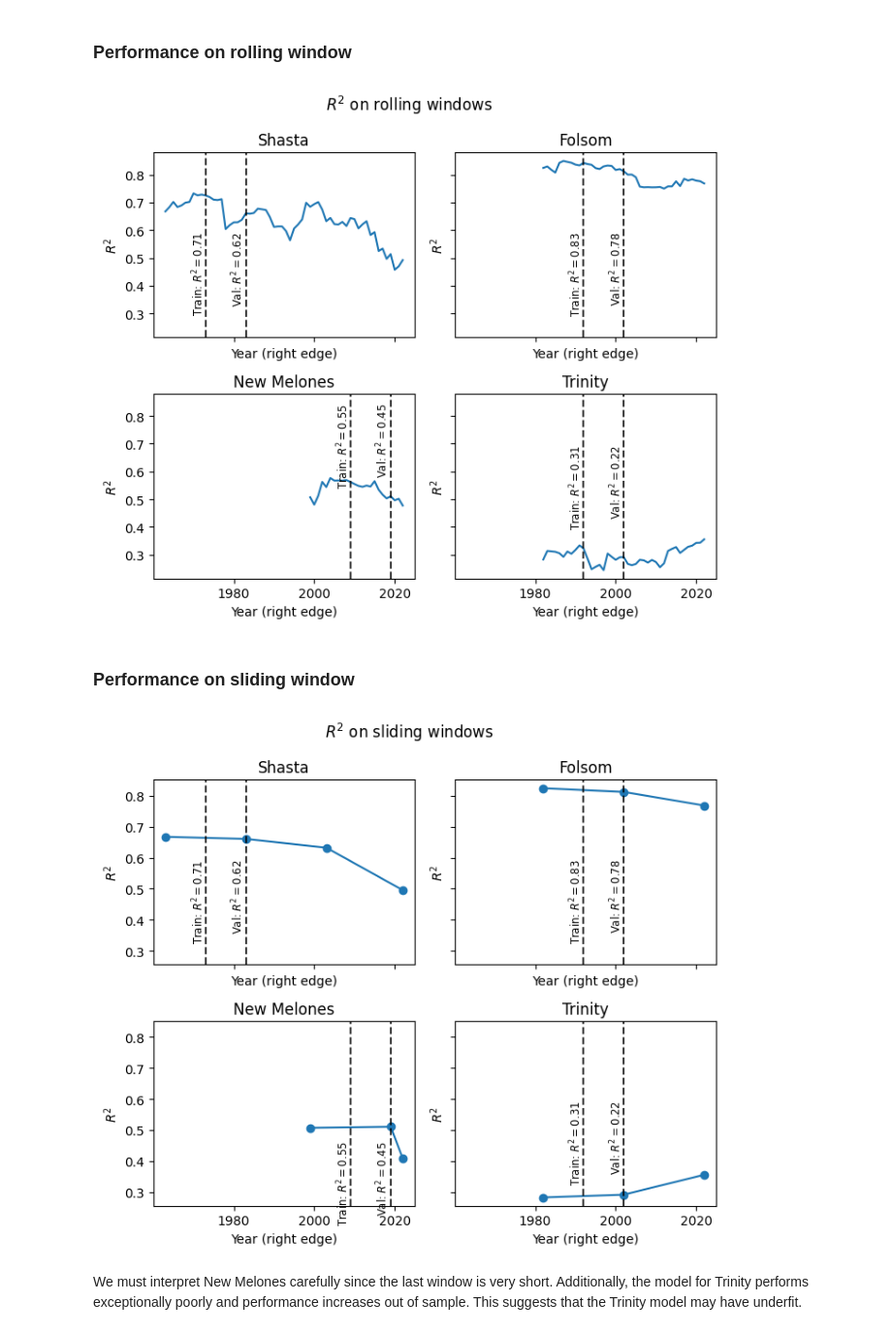
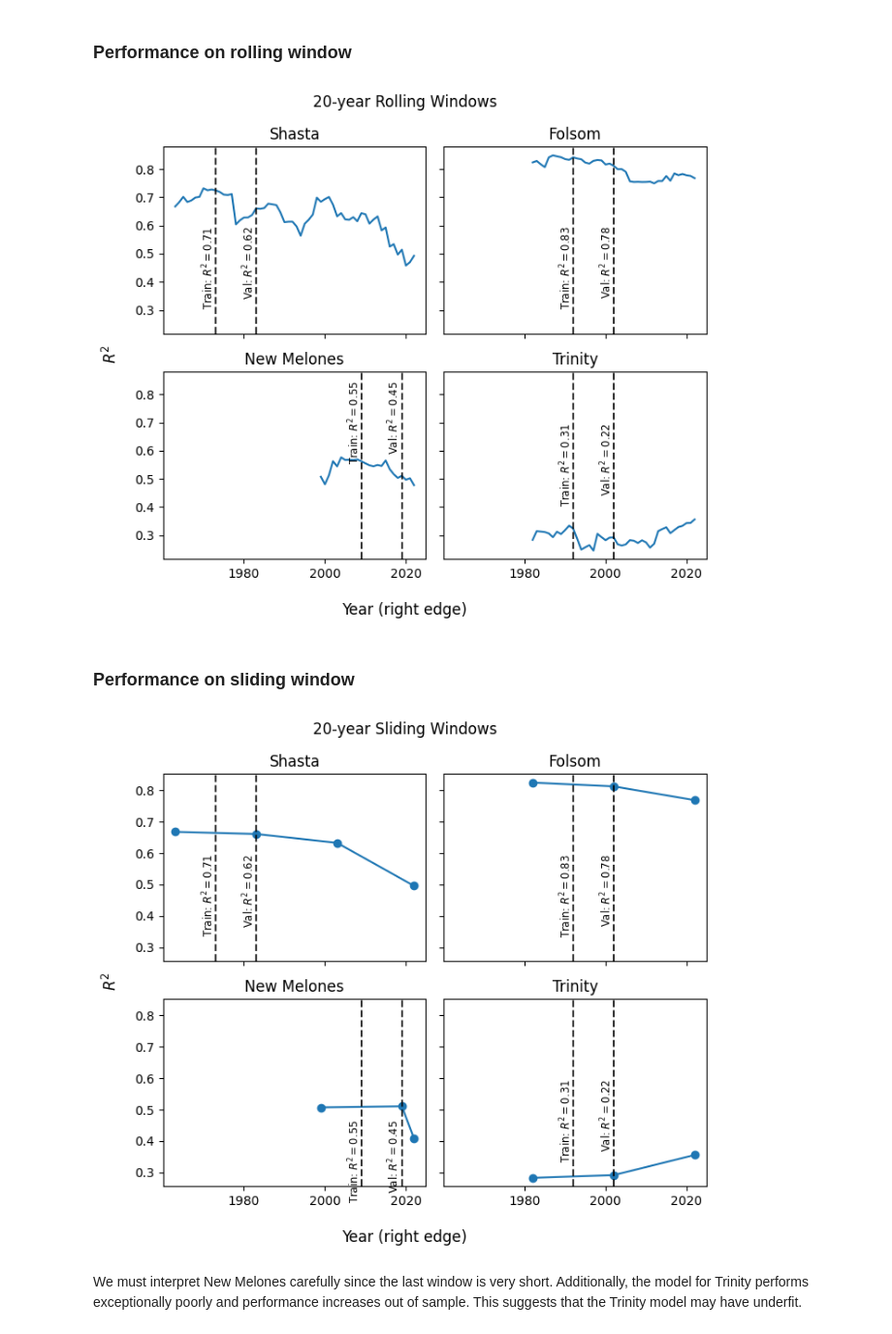
Before and after one commit to Matt2371/DL-reservoir-modeling, a Jupyter notebook: experiments/4_moving_performance.ipynb, the cells around one changed output. Shown at 97% size. Drawn from its saved outputs; the diff is of its cells as text; code cells hidden in the pictures.

Commit message:
Update to manuscript draft

```diff
--- a/experiments/4_moving_performance.ipynb
+++ b/experiments/4_moving_performance.ipynb
@@ -592,31 +592,43 @@ axes[0, 1].set_title('Folsom')
 axes[1, 0].set_title('New Melones')
 axes[1, 1].set_title('Trinity')
 
-fig.suptitle('$R^2$ on rolling windows')
+for ax in axes.reshape(-1):
+    ax.set_xlabel("")
+    ax.set_ylabel("")
+
+fig.supxlabel('Year (right edge)')
+fig.supylabel('$R^2$')
+fig.suptitle('20-year Rolling Windows')
 plt.tight_layout()
-# plt.savefig('report/progress_report_1_23_24/figures/folsom_rollingR2.png', dpi=300)
+plt.savefig('report/drafting/2_27_2024/Figures/rolling_window.png', dpi=300)
 plt.show()
 # %% [output]
-[figure, old version]
+[figure, new version]
 # %% [markdown]
 ### Performance on sliding window
 # %%
 # Plot result
 fig, axes = plt.subplots(ncols=2, nrows=2, sharey=True, sharex=True, figsize=(7, 6))
 shasta_model.plot_moving_performance(type='sliding', win_size=20, ax=axes[0, 0])
 folsom_model.plot_moving_performance(type='sliding', win_size=20, ax=axes[0, 1])
 melones_model.plot_moving_performance(type='sliding', win_size=20, ax=axes[1, 0], text_pos=0.47)
 trinity_model.plot_moving_performance(type='sliding', win_size=20, ax=axes[1, 1])
 axes[0, 0].set_title('Shasta')
 axes[0, 1].set_title('Folsom')
 axes[1, 0].set_title('New Melones')
 axes[1, 1].set_title('Trinity')
 
-fig.suptitle('$R^2$ on sliding windows')
+for ax in axes.reshape(-1):
+    ax.set_xlabel("")
+    ax.set_ylabel("")
+
+fig.supxlabel('Year (right edge)')
+fig.supylabel('$R^2$')
+fig.suptitle('20-year Sliding Windows')
 plt.tight_layout()
-# plt.savefig('report/progress_report_1_23_24/figures/folsom_slidingR2.png', dpi=300)
+plt.savefig('report/drafting/2_27_2024/Figures/sliding_window.png', dpi=300)
 plt.show()
 # %% [output]
-[figure, old version]
+[figure, new version]
 # %% [markdown]
 We must interpret New Melones carefully since the last window is very short. Additionally, the model for Trinity performs exceptionally poorly and performance increases out of sample. This suggests that the Trinity model may have underfit.
```
Also changed, not shown: 16 other files.
